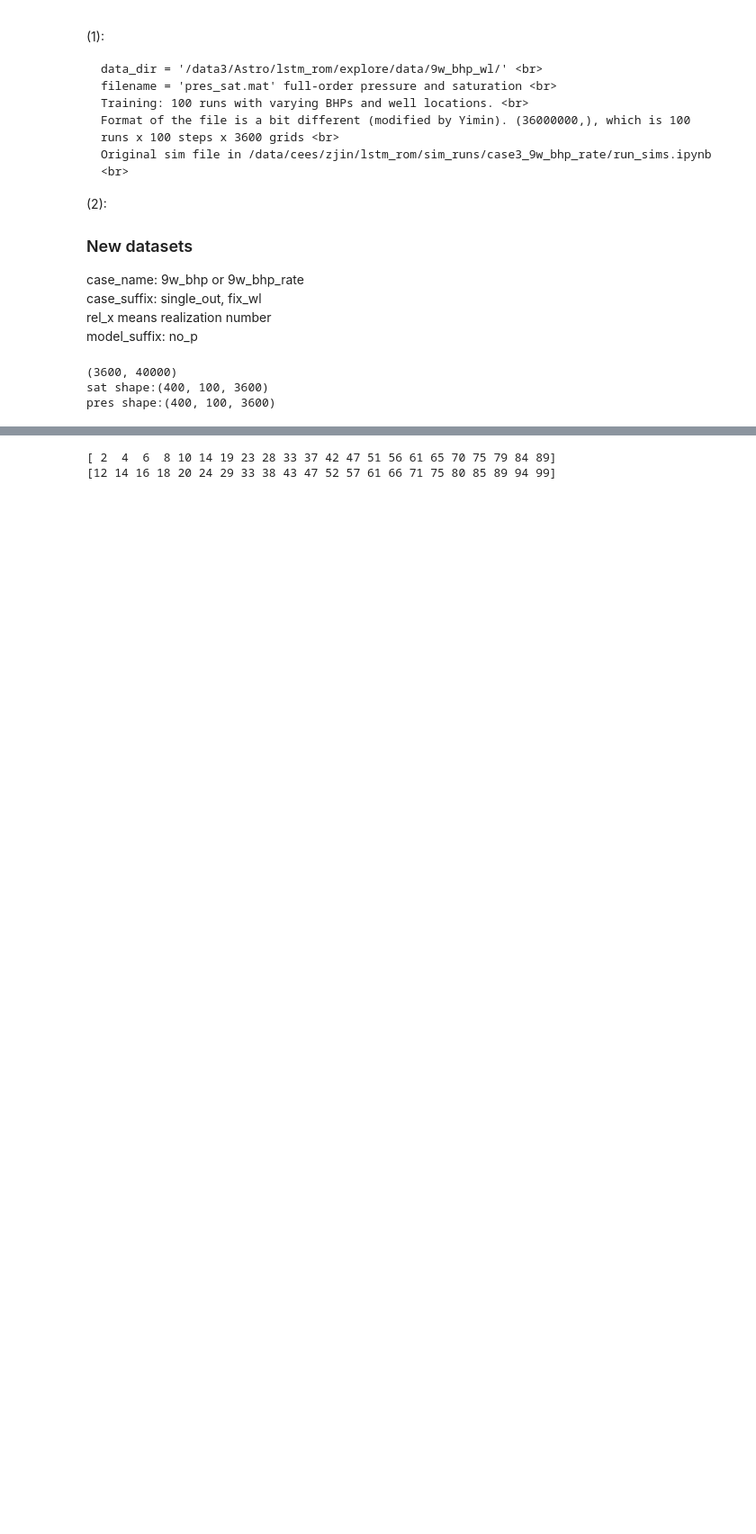
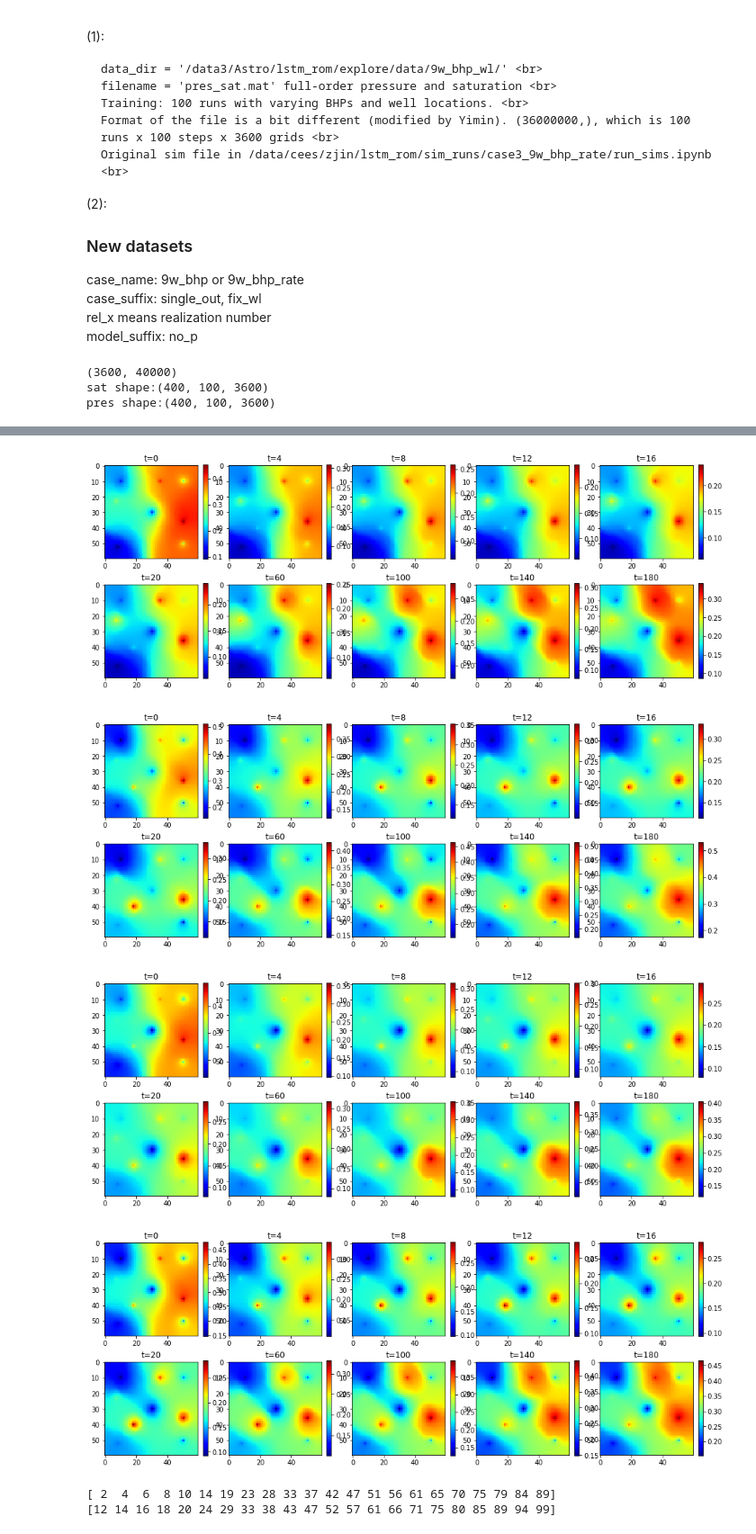
Before and after one commit to lonelysun1990/E2C, a Jupyter notebook: prepare_e2c_training_data.ipynb, the cells around one changed output, grey strips where cells are left out. Shown at 90% size. Cells and saved outputs as stored; diff of their text form; code cells hidden in the pictures; blank space fills up the shorter version.

```diff
--- a/prepare_e2c_training_data.ipynb
+++ b/prepare_e2c_training_data.ipynb
@@ -114,3 +114,22 @@ plt.show()
+# %%
+for k in range(4):
+    plt.figure(figsize=(16,6))
+    for t in range(5):
+        plt.subplot(2,5, t+1)
+        plt.imshow(pres[100*k+1, t*2, :].reshape((60,60)))
+        plt.title("t=%d"%(t*2*2))
+        plt.colorbar(fraction=0.046)
+    for t in range(5):
+        plt.subplot(2,5, t+6)
+        plt.imshow(pres[100*k+1, 20*t+10, :].reshape((60,60)))
+        plt.title("t=%d"%((t*20+10)*2))
+        plt.colorbar(fraction=0.046)
+plt.show()
+# %% [output]
+[figure, added]
+[figure, added]
+[figure, added]
+[figure, added]
 # %%
 dt = 10
 t_interval = 5
```
Also changed, not shown: parts of 23 cells of this notebook, 3 other files.
